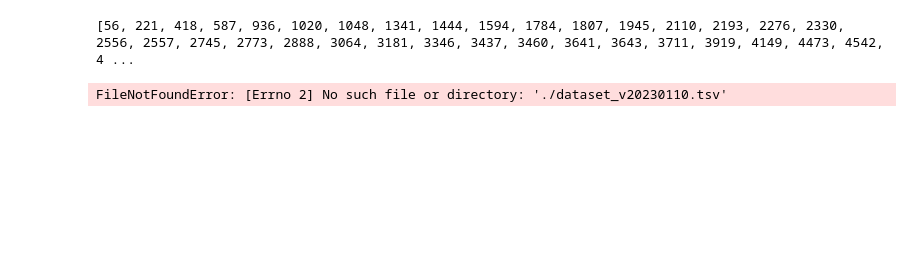
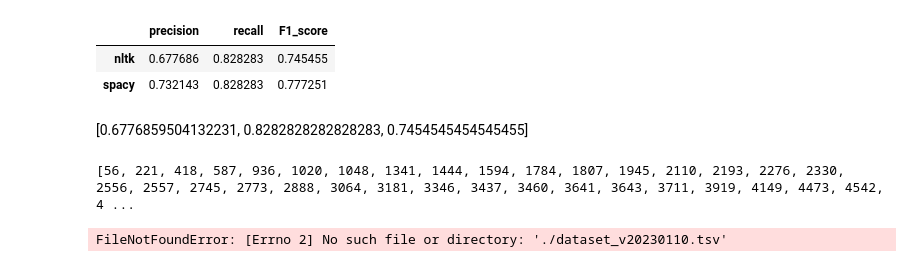
Before and after one commit to Eli6a/TER, a Jupyter notebook: test.ipynb, the cells around one changed output. Saved outputs shown, nothing was run; the diff lists cells and outputs as text; code cells hidden in the pictures; blank space fills up the shorter version.

```diff
--- a/test.ipynb
+++ b/test.ipynb
@@ -11,6 +13,6 @@ ModuleNotFoundError: No module named 'eval'
 # %%
-path = "../Exercice_a_la_Main/SegmentationMain.txt"
+path = "../documents/train/ROSENBLATT v. BAER_MCL.txt"
 model = "nltk"
 tokenizer = "nltk-punkt"
-pipeline.pipeline(path,model=model, tokeniz=None)
+res = pipeline.pipeline(path, model=model, tokeniz=None)
 # %% [output]
@@ -21,0 +27,5 @@ ValueError: Found input variables with inconsistent numbers of samples: [17447,
+# %%
+path = "../documents/train/ROSENBLATT v. BAER_MCL.txt"
+model = "spacy"
+tokenizer = "spacy"
+res2 = pipeline.pipeline(path, model=model, tokeniz=None)
@@ -22,3 +40,16 @@ ValueError: Found input variables with inconsistent numbers of samples: [17447,
+# %%
+little_df = pd.DataFrame([res, res2],columns=["precision", "recall", "F1_score"], index=["nltk", "spacy"])
+little_df.style.highlight_max(color = 'green', axis = 0)
+# %% [output]
+|  | precision | recall | F1_score |
+| nltk | 0.677686 | 0.828283 | 0.745455 |
+| spacy | 0.732143 | 0.828283 | 0.777251 |
+# %%
+from IPython.display import Latex
+Latex(f"""{list(res)}
+""")
+# %% [output]
+[0.6776859504132231, 0.8282828282828283, 0.7454545454545455]
 # %%
 file = open("../Exercice_a_la_Main/SegmentationMain.txt", "r")
 original = file.readlines()
```
Also changed, not shown: parts of 4 cells of this notebook, 3 other files.
